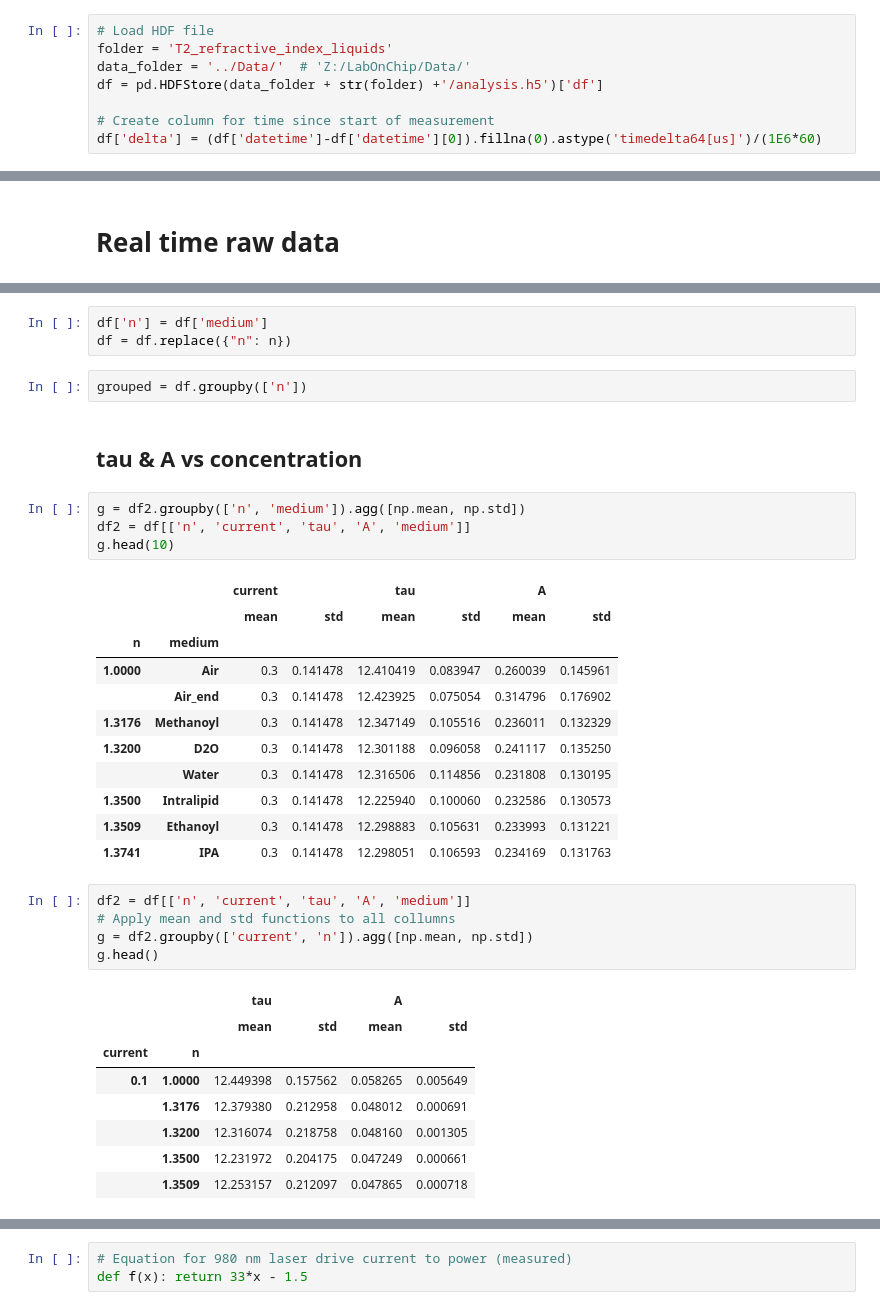
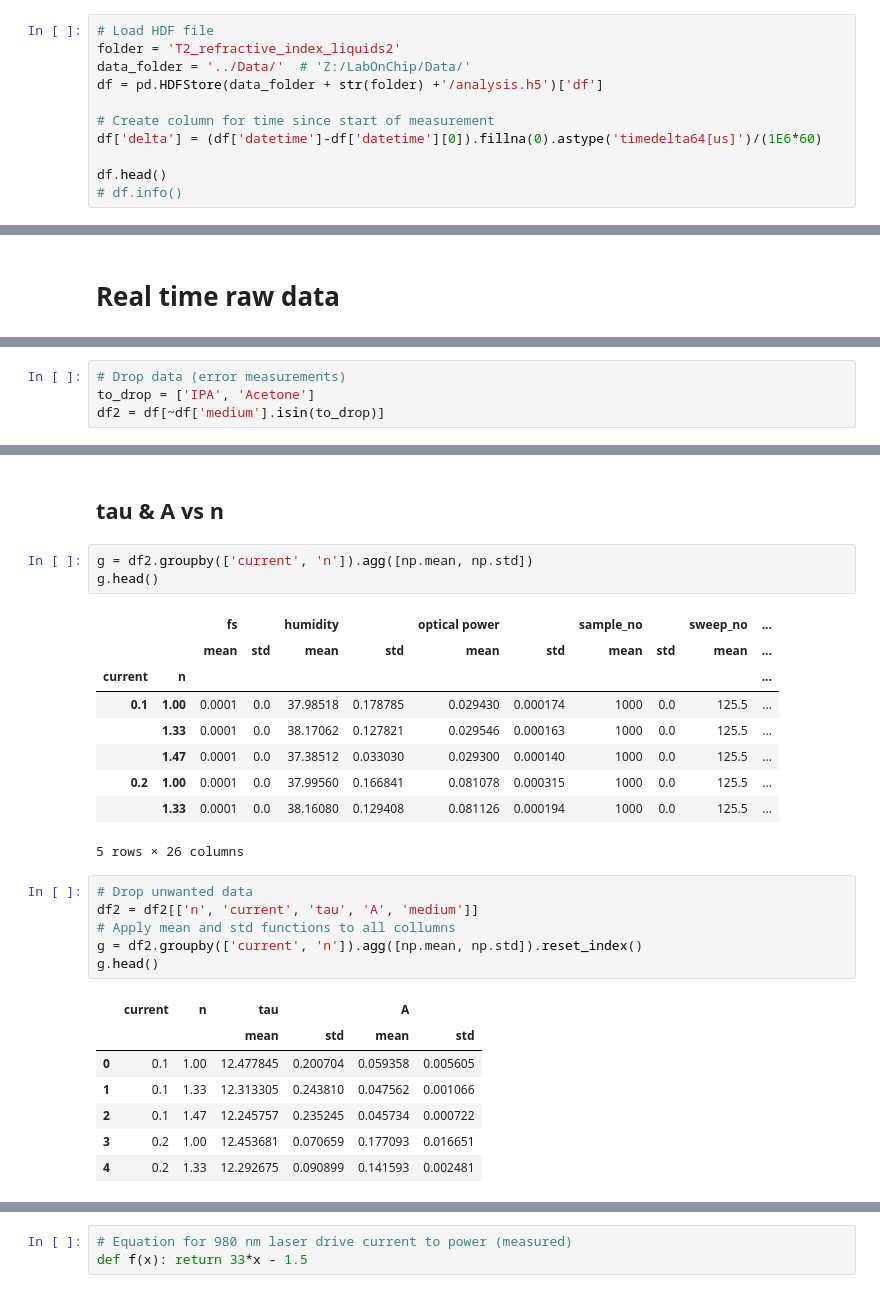
Before and after one commit to mn14tm/FlowCellPicoscope, a Jupyter notebook: Examples/h5Analysis_refractiveIndexLiquids_sweepLaserPower.ipynb, the cells around one changed output, grey strips where cells are left out. Drawn from its saved outputs; the diff is of its cells as text.

Commit message:
refractive index

```diff
--- a/Examples/h5Analysis_refractiveIndexLiquids_sweepLaserPower.ipynb
+++ b/Examples/h5Analysis_refractiveIndexLiquids_sweepLaserPower.ipynb
@@ -19,8 +19,11 @@ save = True
 # %%
 # Load HDF file
-folder = 'T2_refractive_index_liquids'
+folder = 'T2_refractive_index_liquids2'
 data_folder = '../Data/'  # 'Z:/LabOnChip/Data/'
 df = pd.HDFStore(data_folder + str(folder) +'/analysis.h5')['df']
 
 # Create column for time since start of measurement
 df['delta'] = (df['datetime']-df['datetime'][0]).fillna(0).astype('timedelta64[us]')/(1E6*60)
+
+df.head()
+# df.info()
@@ -41,3 +39,7 @@ grouped = df.groupby(['medium'])
+# %%
+# Drop data (error measurements)
+to_drop = ['IPA', 'Acetone']
+df2 = df[~df['medium'].isin(to_drop)]
 # %%
 # Create colormap for plotting
 n = len(df.medium.unique()) # Number of colors
@@ -92,37 +71,29 @@ n
-# %%
-df['n'] = df['medium']
-df = df.replace({"n": n})
-# %%
-grouped = df.groupby(['n'])
 # %% [markdown]
-## tau & A vs concentration
+## tau & A vs n
 # %%
-g = df2.groupby(['n', 'medium']).agg([np.mean, np.std])
-df2 = df[['n', 'current', 'tau', 'A', 'medium']]
-g.head(10)
+g = df2.groupby(['current', 'n']).agg([np.mean, np.std])
+g.head()
 # %% [output]
-|  |  | current |  | tau |  | A |  |
-|  |  | mean | std | mean | std | mean | std |
-| n | medium |  |  |  |  |  |  |
-| 1.0000 | Air | 0.3 | 0.141478 | 12.410419 | 0.083947 | 0.260039 | 0.145961 |
-|  | Air_end | 0.3 | 0.141478 | 12.423925 | 0.075054 | 0.314796 | 0.176902 |
-| 1.3176 | Methanoyl | 0.3 | 0.141478 | 12.347149 | 0.105516 | 0.236011 | 0.132329 |
-| 1.3200 | D2O | 0.3 | 0.141478 | 12.301188 | 0.096058 | 0.241117 | 0.135250 |
-|  | Water | 0.3 | 0.141478 | 12.316506 | 0.114856 | 0.231808 | 0.130195 |
-| 1.3500 | Intralipid | 0.3 | 0.141478 | 12.225940 | 0.100060 | 0.232586 | 0.130573 |
-| 1.3509 | Ethanoyl | 0.3 | 0.141478 | 12.298883 | 0.105631 | 0.233993 | 0.131221 |
-| 1.3741 | IPA | 0.3 | 0.141478 | 12.298051 | 0.106593 | 0.234169 | 0.131763 |
+|  |  | fs |  | humidity |  | optical power |  | sample_no |  | sweep_no | ... |
+|  |  | mean | std | mean | std | mean | std | mean | std | mean | ... |
+| current | n |  |  |  |  |  |  |  |  |  | ... |
+| 0.1 | 1.00 | 0.0001 | 0.0 | 37.98518 | 0.178785 | 0.029430 | 0.000174 | 1000 | 0.0 | 125.5 | ... |
+|  | 1.33 | 0.0001 | 0.0 | 38.17062 | 0.127821 | 0.029546 | 0.000163 | 1000 | 0.0 | 125.5 | ... |
+|  | 1.47 | 0.0001 | 0.0 | 37.38512 | 0.033030 | 0.029300 | 0.000140 | 1000 | 0.0 | 125.5 | ... |
+| 0.2 | 1.00 | 0.0001 | 0.0 | 37.99560 | 0.166841 | 0.081078 | 0.000315 | 1000 | 0.0 | 125.5 | ... |
+|  | 1.33 | 0.0001 | 0.0 | 38.16080 | 0.129408 | 0.081126 | 0.000194 | 1000 | 0.0 | 125.5 | ... |
+5 rows × 26 columns
 # %%
-df2 = df[['n', 'current', 'tau', 'A', 'medium']]
+# Drop unwanted data
+df2 = df2[['n', 'current', 'tau', 'A', 'medium']]
 # Apply mean and std functions to all collumns
-g = df2.groupby(['current', 'n']).agg([np.mean, np.std])
+g = df2.groupby(['current', 'n']).agg([np.mean, np.std]).reset_index()
 g.head()
 # %% [output]
-|  |  | tau |  | A |  |
-|  |  | mean | std | mean | std |
-| current | n |  |  |  |  |
-| 0.1 | 1.0000 | 12.449398 | 0.157562 | 0.058265 | 0.005649 |
-|  | 1.3176 | 12.379380 | 0.212958 | 0.048012 | 0.000691 |
-|  | 1.3200 | 12.316074 | 0.218758 | 0.048160 | 0.001305 |
-|  | 1.3500 | 12.231972 | 0.204175 | 0.047249 | 0.000661 |
-|  | 1.3509 | 12.253157 | 0.212097 | 0.047865 | 0.000718 |
+|  | current | n | tau |  | A |  |
+|  |  |  | mean | std | mean | std |
+| 0 | 0.1 | 1.00 | 12.477845 | 0.200704 | 0.059358 | 0.005605 |
+| 1 | 0.1 | 1.33 | 12.313305 | 0.243810 | 0.047562 | 0.001066 |
+| 2 | 0.1 | 1.47 | 12.245757 | 0.235245 | 0.045734 | 0.000722 |
+| 3 | 0.2 | 1.00 | 12.453681 | 0.070659 | 0.177093 | 0.016651 |
+| 4 | 0.2 | 1.33 | 12.292675 | 0.090899 | 0.141593 | 0.002481 |
```
Also changed, not shown: parts of 14 cells of this notebook.
